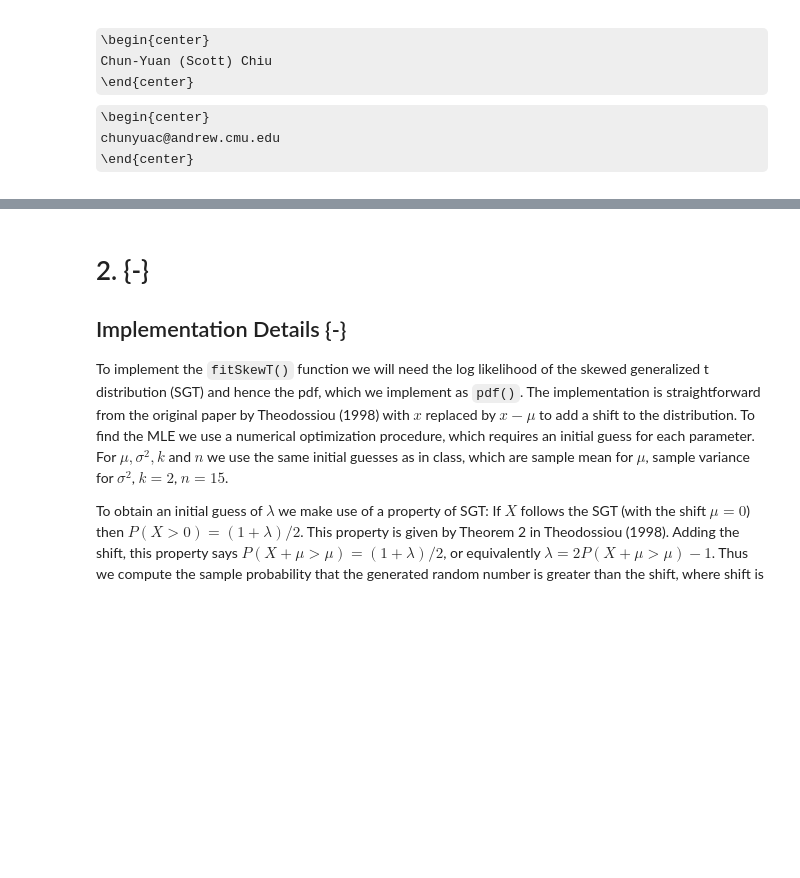
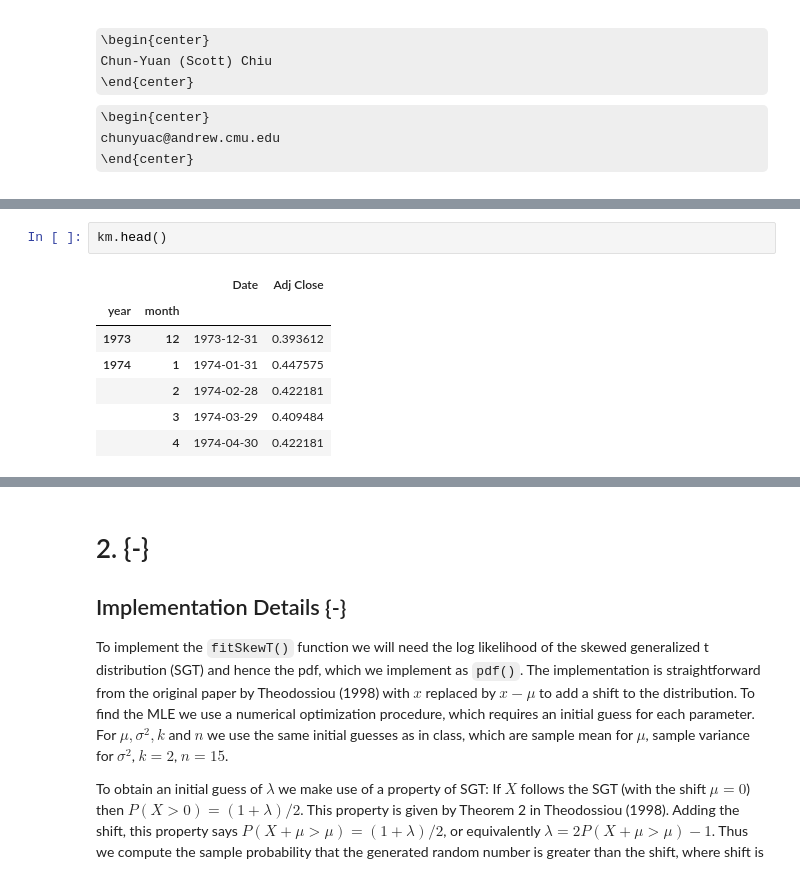
Before and after one commit to beginnerSC/mscf_hw, a Jupyter notebook: FDS II/Homework #2.ipynb, the cells around one changed output, grey strips where cells are left out. Saved outputs shown, nothing was run; the diff lists cells and outputs as text; some formulas as TeX source; blank space fills up the shorter version.

```diff
--- a/FDS II/Homework #2.ipynb
+++ b/FDS II/Homework #2.ipynb
@@ -8,0 +32,10 @@ chunyuac@andrew.cmu.edu
+# %%
+km.head()
+# %% [output]
+|  |  | Date | Adj Close |
+| year | month |  |  |
+| 1973 | 12 | 1973-12-31 | 0.393612 |
+| 1974 | 1 | 1974-01-31 | 0.447575 |
+|  | 2 | 1974-02-28 | 0.422181 |
+|  | 3 | 1974-03-29 | 0.409484 |
+|  | 4 | 1974-04-30 | 0.422181 |
```
Also changed, not shown: parts of 6 cells of this notebook.
